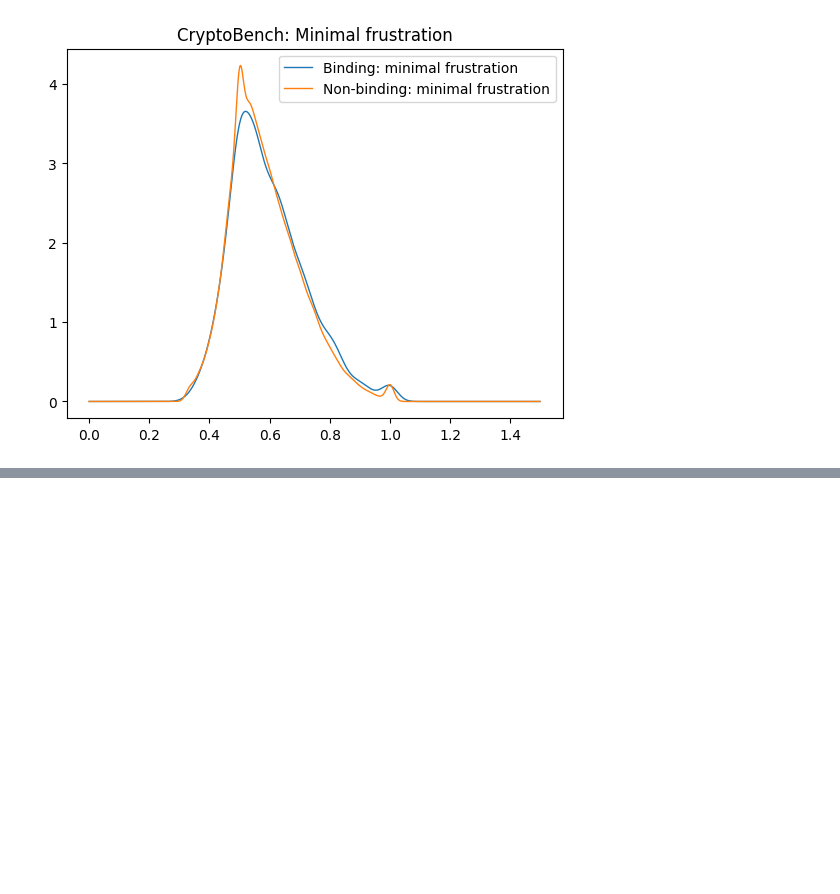
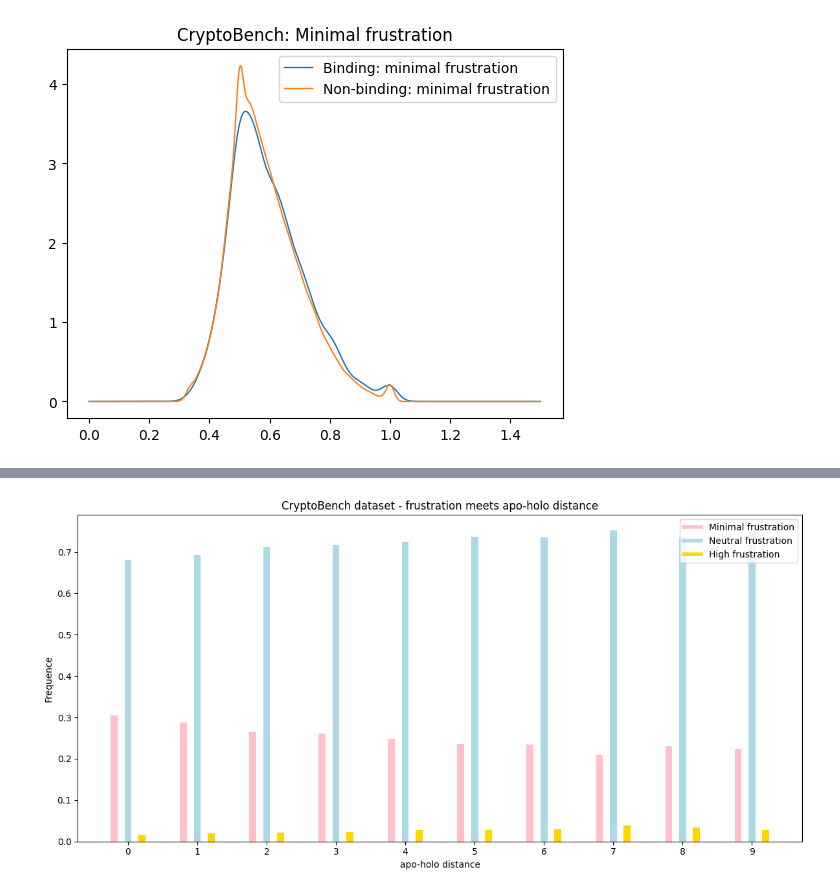
Before and after one commit to skrhakv/pocket-movement-analysis, a Jupyter notebook: src/feature-analysis/frustration/analysis.ipynb, the cells around one changed output, grey strips where cells are left out. Cells and saved outputs as stored; diff of their text form; code cells hidden in the pictures; blank space fills up the shorter version.

```diff
--- a/src/feature-analysis/frustration/analysis.ipynb
+++ b/src/feature-analysis/frustration/analysis.ipynb
@@ -236,0 +406,48 @@ plot_kde(minimal_frustration_binding, minimal_frustration_nonbinding, title='Cry
+# %%
+def barplot_frustration_frequence(frustration, distances, xlim=(0, DISTANCE_CLIP_THRESHOLD), title='', labels=['', '', '']):
+    plt.figure(figsize=(12, 6))
+    colors = ['pink', 'lightblue', 'gold']
+
+    minimal_frustration_distance = distances[np.argmax(frustration, axis=1) == 0]
+    neutral_frustration_distance = distances[np.argmax(frustration, axis=1) == 1]
+    high_frustration_distance = distances[np.argmax(frustration, axis=1) == 2]
+
+    x = np.array(list(range(xlim[0], xlim[1])))
+
+    for i in x:
+        indices1 = np.where(minimal_frustration_distance == i)[0]
+        indices2 = np.where(neutral_frustration_distance == i)[0]
+        indices3 = np.where(high_frustration_distance == i)[0]
+
+        overall_count = len(indices1) + len(indices2) + len(indices3)
+
+        frequence1 = len(indices1) / overall_count
+        frequence2 = len(indices2) / overall_count
+        frequence3 = len(indices3) / overall_count
+
+        import math
+        assert math.isclose(frequence1 + frequence2 + frequence3, 1)
+
+        bar = plt.bar([i-0.2, i, i+0.2], [frequence1, frequence2, frequence3], width=0.1)
+
+        # fill with color:
+        for i, patch in enumerate(bar.patches):
+            patch.set_facecolor(colors[i])
+
+    custom_lines = [Line2D([0], [0], color=colors[0], lw=4),
+                    Line2D([0], [0], color=colors[1], lw=4),
+                    Line2D([0], [0], color=colors[2], lw=4)]
+
+    plt.legend(custom_lines, labels)
+
+    plt.xlabel('apo-holo distance')
+
+    plt.xticks(x, x)
+    plt.ylabel('Frequence')
+    plt.title(title)
+    plt.tight_layout()
+    plt.show()
+
+barplot_frustration_frequence(frustration, rounded_distances, title='CryptoBench dataset - frustration meets apo-holo distance', labels=['Minimal frustration', 'Neutral frustration', 'High frustration'])
+# %% [output]
+[figure, added]
```
Also changed, not shown: parts of 9 cells of this notebook.
